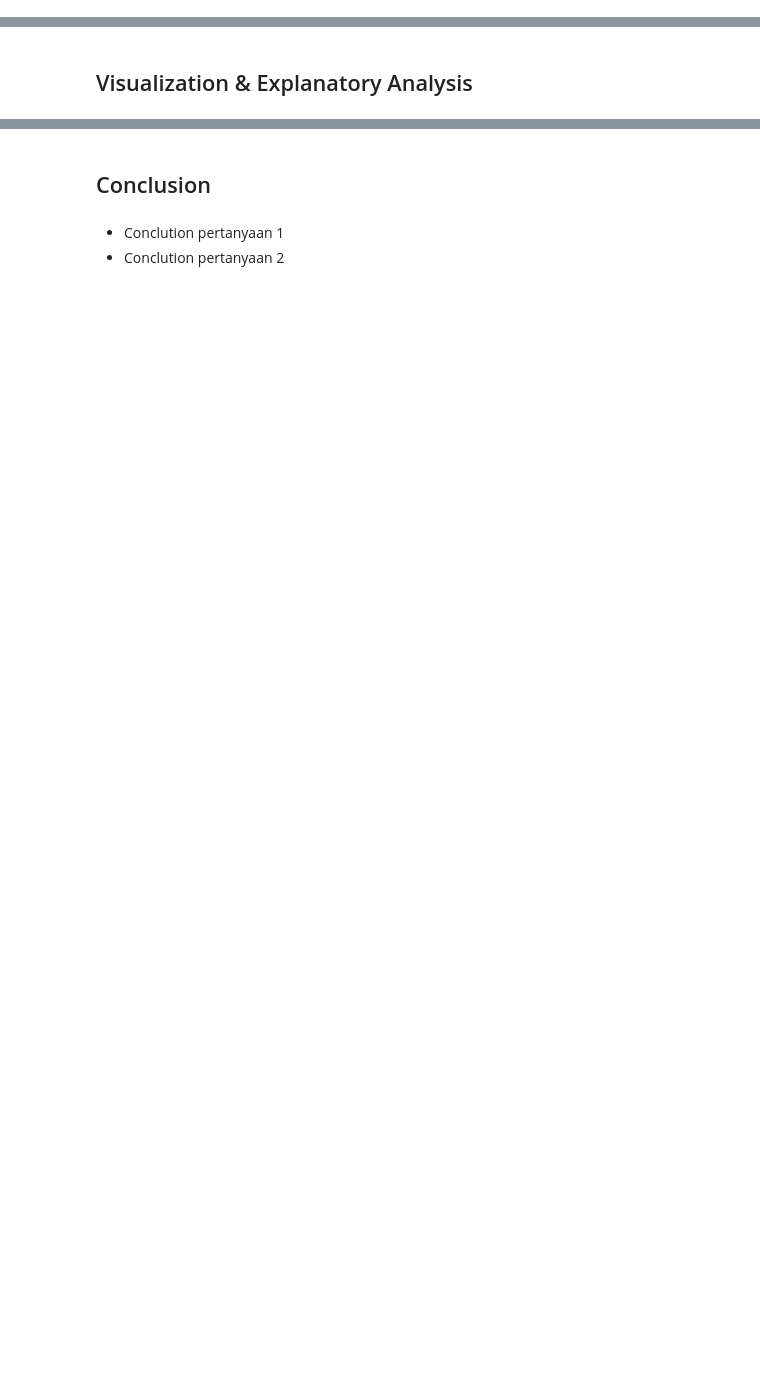
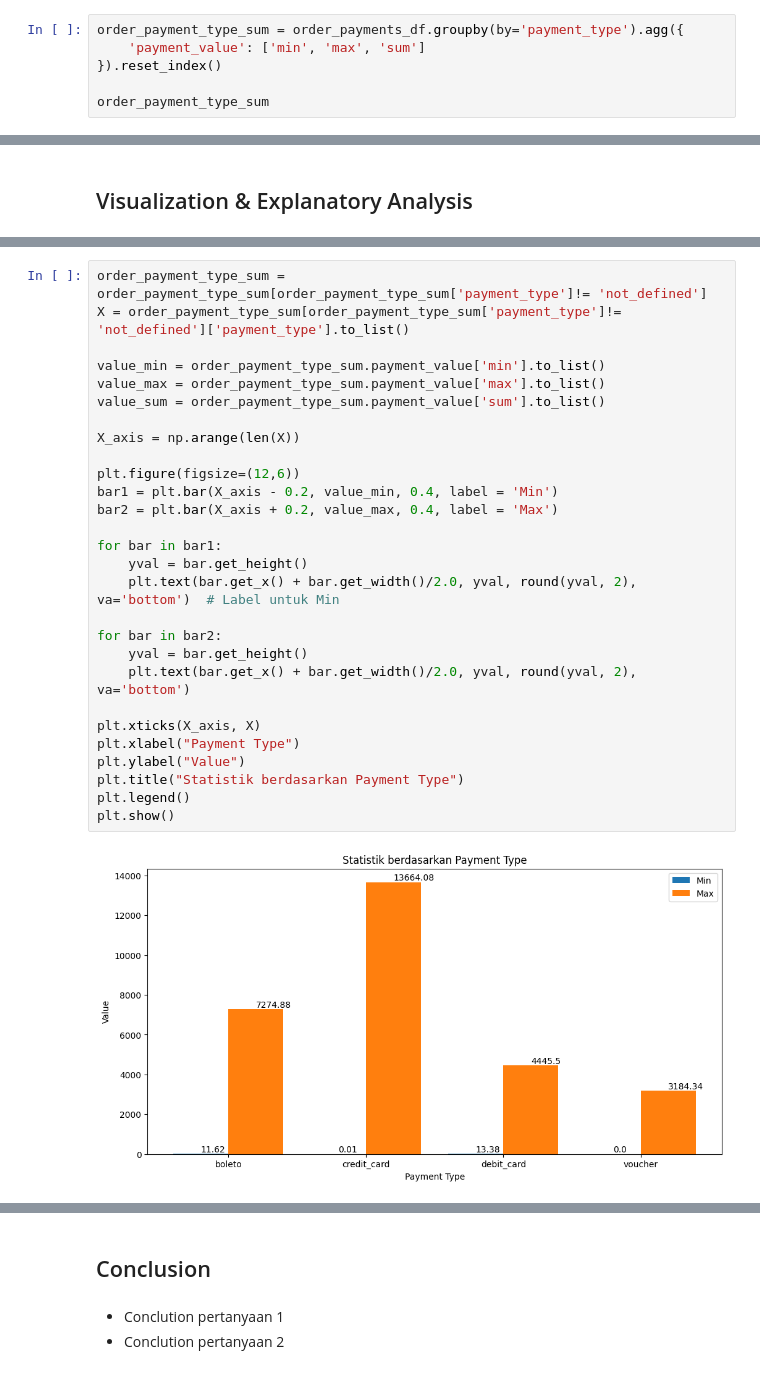
Before and after one commit to OscOkt021/dicoding-submission-data-analyst, a Jupyter notebook: submission/Proyek_Analisis_Data.ipynb, the cells around one changed output, grey strips where cells are left out. Cells and saved outputs as stored; diff of their text form; blank space fills up the shorter version.

```diff
--- a/submission/Proyek_Analisis_Data.ipynb
+++ b/submission/Proyek_Analisis_Data.ipynb
@@ -847,0 +946,6 @@ plt.show()
+# %%
+order_payment_type_sum = order_payments_df.groupby(by='payment_type').agg({
+    'payment_value': ['min', 'max', 'sum']
+}).reset_index()
+
+order_payment_type_sum
@@ -853,0 +1091,30 @@ plt.show()
+# %%
+order_payment_type_sum = order_payment_type_sum[order_payment_type_sum['payment_type']!= 'not_defined']
+X = order_payment_type_sum[order_payment_type_sum['payment_type']!= 'not_defined']['payment_type'].to_list()
+
+value_min = order_payment_type_sum.payment_value['min'].to_list()
+value_max = order_payment_type_sum.payment_value['max'].to_list()
+value_sum = order_payment_type_sum.payment_value['sum'].to_list()
+
+X_axis = np.arange(len(X))
+
+plt.figure(figsize=(12,6))
+bar1 = plt.bar(X_axis - 0.2, value_min, 0.4, label = 'Min')
+bar2 = plt.bar(X_axis + 0.2, value_max, 0.4, label = 'Max')
+
+for bar in bar1:
+    yval = bar.get_height()
+    plt.text(bar.get_x() + bar.get_width()/2.0, yval, round(yval, 2), va='bottom')  # Label untuk Min
+
+for bar in bar2:
+    yval = bar.get_height()
+    plt.text(bar.get_x() + bar.get_width()/2.0, yval, round(yval, 2), va='bottom')
+
+plt.xticks(X_axis, X)
+plt.xlabel("Payment Type")
+plt.ylabel("Value")
+plt.title("Statistik berdasarkan Payment Type")
+plt.legend()
+plt.show()
+# %% [output]
+[figure, added]
```
Also changed, not shown: parts of 38 cells of this notebook, 1 other file.
